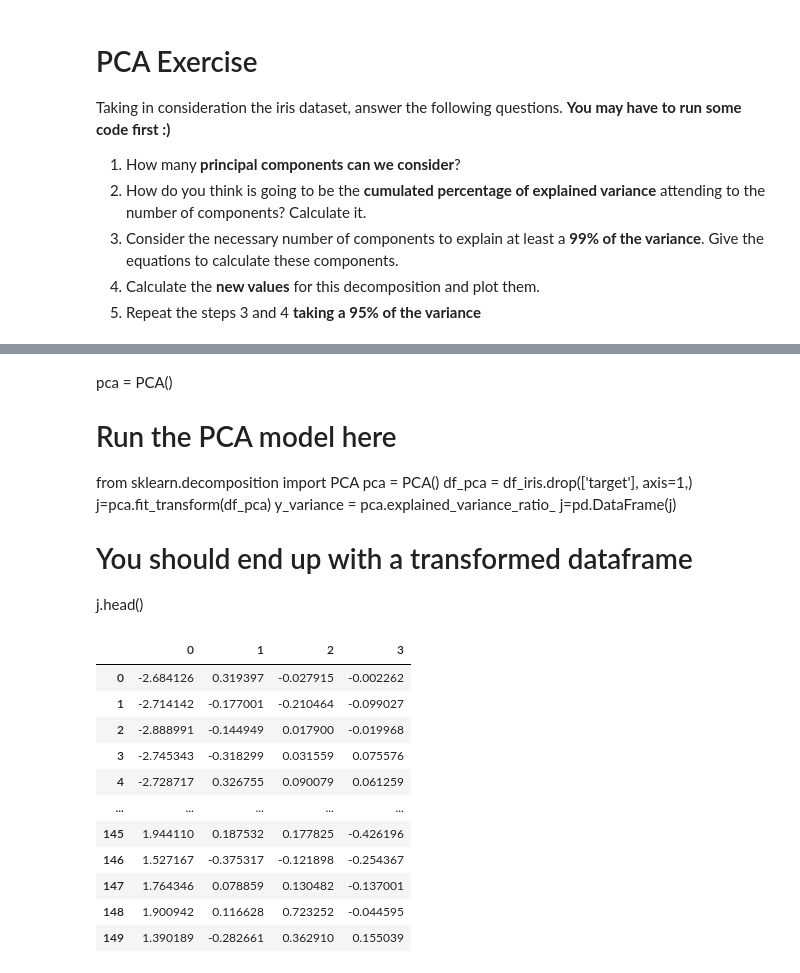
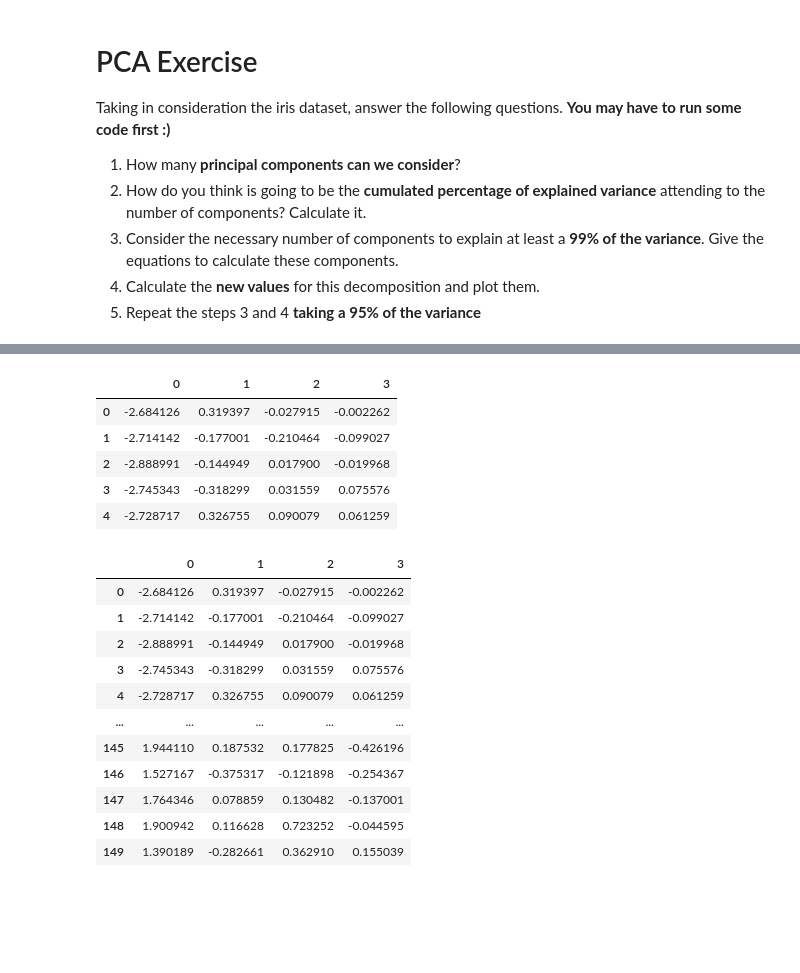
Before and after one commit to salamituns/AI_Coding, a Jupyter notebook: M3_Machine_Learning/03. PCA/01_IRIS_PCA.ipynb, the cells around one changed output, grey strips where cells are left out. Saved outputs shown, nothing was run; the diff lists cells and outputs as text; code cells hidden in the pictures; blank space fills up the shorter version.

```diff
--- a/M3_Machine_Learning/03. PCA/01_IRIS_PCA.ipynb
+++ b/M3_Machine_Learning/03. PCA/01_IRIS_PCA.ipynb
@@ -100,18 +82,25 @@ X = df_iris.iloc[:, 0:4]
 # scaler = StandardScaler()
 # transform data
 # X_scaled = scaler.fit_transform(X)
-# %% [markdown]
-pca = PCA()
-
-# Run the PCA model here
-from sklearn.decomposition import PCA
-pca = PCA()
-df_pca = df_iris.drop(['target'], axis=1,)
-j=pca.fit_transform(df_pca)
-y_variance = pca.explained_variance_ratio_
-j=pd.DataFrame(j)
-# You should end up with a transformed dataframe
-j.head()
+# %%
+pca = PCA()
+
+# Run the PCA model here
+from sklearn.decomposition import PCA
+pca = PCA()
+df_pca = df_iris.drop(['target'], axis=1,)
+j=pca.fit_transform(df_pca)
+y_variance = pca.explained_variance_ratio_
+j=pd.DataFrame(j)
+# You should end up with a transformed dataframe
+j.head()
+# %% [output]
+|  | 0 | 1 | 2 | 3 |
+| 0 | -2.684126 | 0.319397 | -0.027915 | -0.002262 |
+| 1 | -2.714142 | -0.177001 | -0.210464 | -0.099027 |
+| 2 | -2.888991 | -0.144949 | 0.017900 | -0.019968 |
+| 3 | -2.745343 | -0.318299 | 0.031559 | 0.075576 |
+| 4 | -2.728717 | 0.326755 | 0.090079 | 0.061259 |
 # %%
 # You should end up with a transformed dataframe
 pd.DataFrame(pca.fit_transform(X))
```
Also changed, not shown: parts of 9 cells of this notebook.
